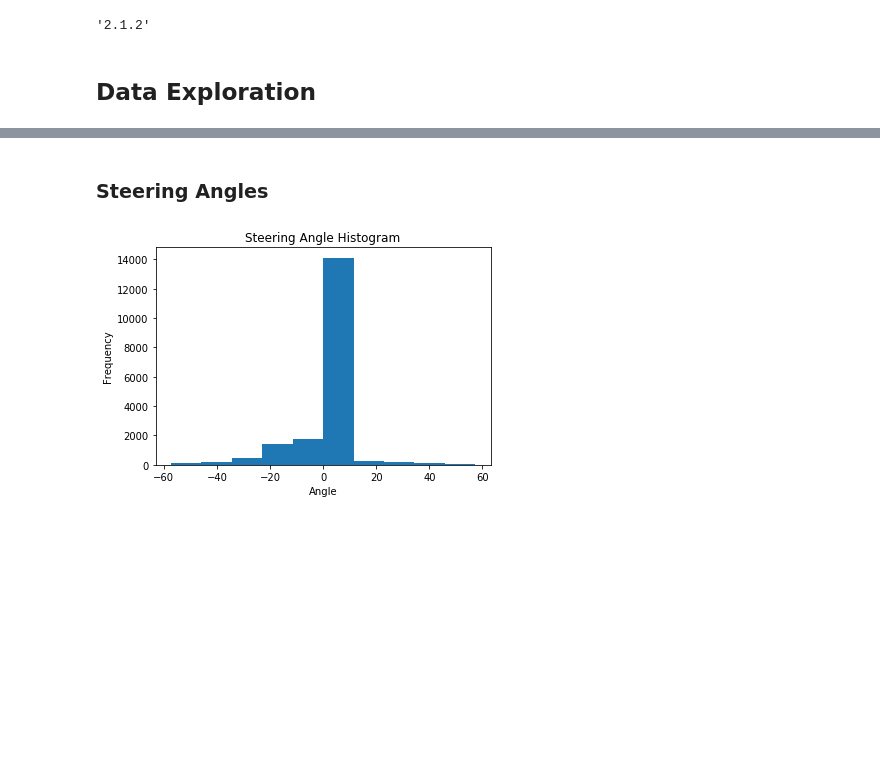
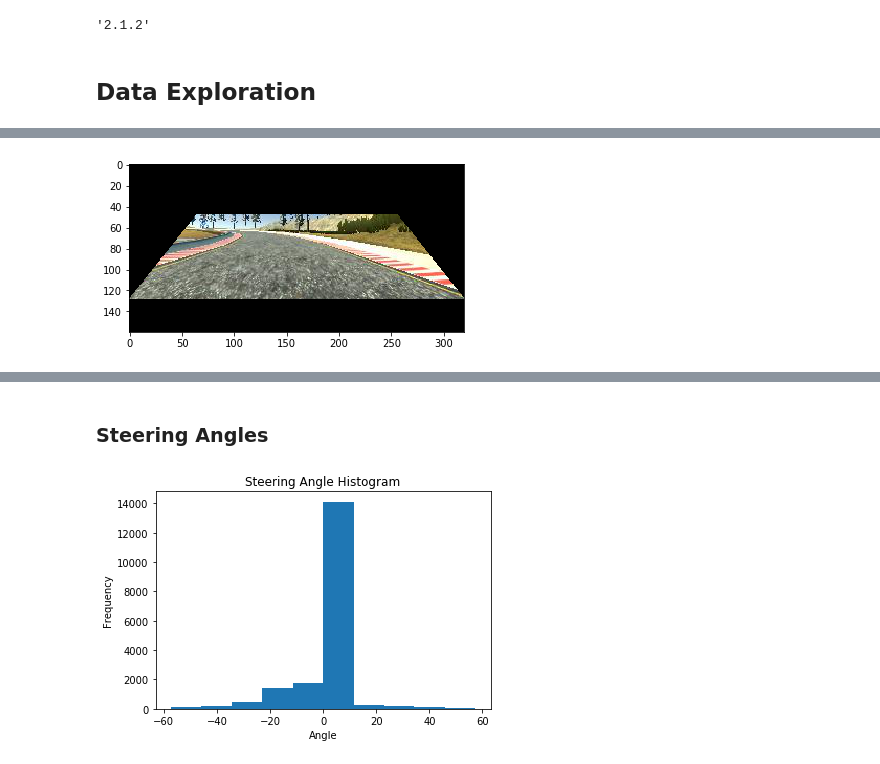
Before and after one commit to ekkus93/CarND-Behavioral-Cloning-P3, a Jupyter notebook: Behavioral_Cloning.ipynb, the cells around one changed output, grey strips where cells are left out. Saved outputs shown, nothing was run; the diff lists cells and outputs as text; code cells hidden in the pictures; blank space fills up the shorter version.

```diff
--- a/Behavioral_Cloning.ipynb
+++ b/Behavioral_Cloning.ipynb
@@ -114,0 +607,5 @@ display_images(sample_imgs, columns=5, figsize=(32,12))
+# %%
+plt.imshow(crop_roi(sample_imgs[5]))
+plt.show()
+# %% [output]
+[figure, added]
```
Also changed, not shown: parts of 16 cells of this notebook, 8 other files.
